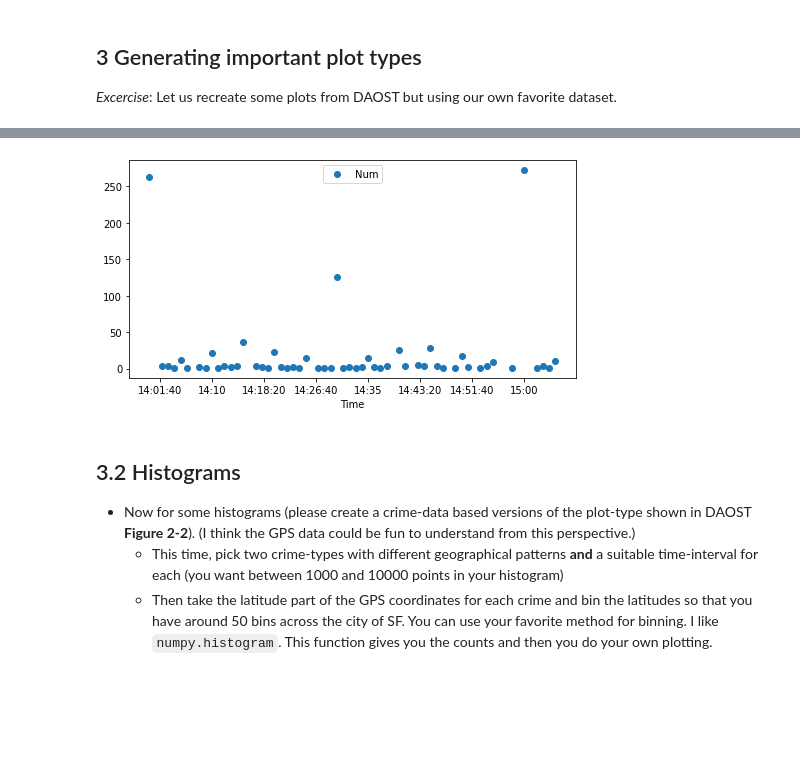
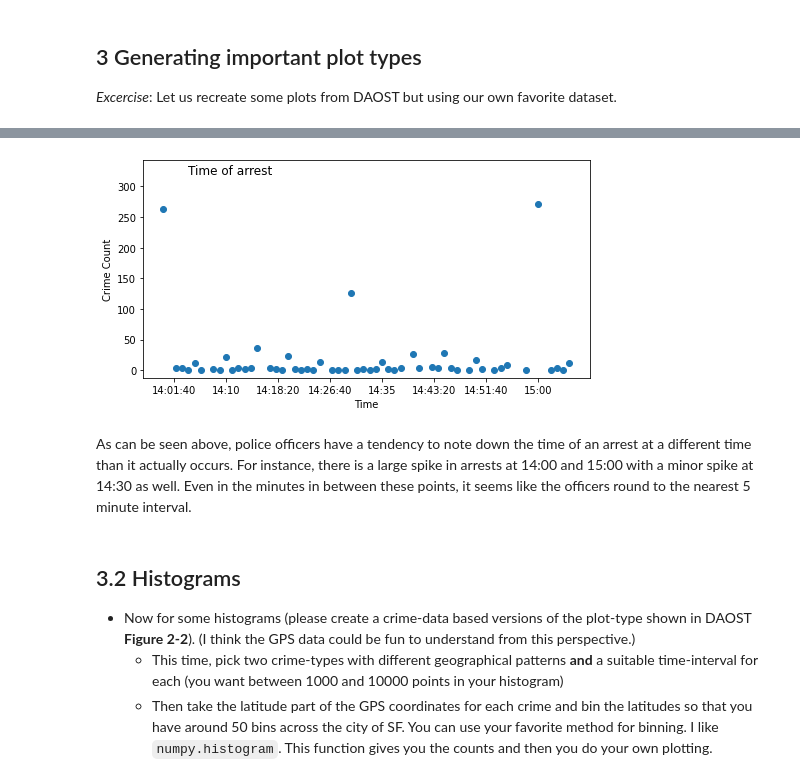
Before and after one commit to s171243/SocialDataAnalyis, a Jupyter notebook: Assignment_1_Solution.ipynb, the cells around one changed output, grey strips where cells are left out. Cells and saved outputs as stored; diff of their text form; code cells hidden in the pictures; blank space fills up the shorter version.

```diff
--- a/Assignment_1_Solution.ipynb
+++ b/Assignment_1_Solution.ipynb
@@ -139,16 +142,21 @@ df.Time = df.Time.apply(lambda x: x.time())
 # %%
 start_month = df.Date > datetime.datetime(year=2009, month=1, day=1)
 end_month = df.Date < datetime.datetime(year=2009, month=7, day=1)
 values = df.Time.loc[(df.Category == 'LARCENY/THEFT') & (start_month) & (end_month) &
                      (df.Time > datetime.time(13,59)) &
                      (df.Time <= datetime.time(15,5))].groupby(df.Time).agg("count")
 
 df2 = values.to_frame()
 df2.columns = ["Num"]
 df2.reset_index(inplace=True)
-_ = df2.plot(x='Time', y='Num', lw=0, marker='o', figsize=(8,4))
+_ = df2.plot(x='Time', y='Num', lw=0, marker='o', figsize=(8,4), legend=False, ylabel = "Crime Count")
+ax = plt.gca()
+ax.set_title("Time of arrest", loc='left', x=0.1, y=1.0, pad=-14)
+_ = ax.set_ylim(ax.get_ylim()[0], ax.get_ylim()[1]*1.2)
 # %% [output]
-[figure, old version]
+[figure, new version]
+# %% [markdown]
+As can be seen above, police officers have a tendency to note down the time of an arrest at a different time than it actually occurs. For instance, there is a large spike in arrests at 14:00 and 15:00 with a minor spike at 14:30 as well. Even in the minutes in between these points, it seems like the officers round to the nearest 5 minute interval.
 # %% [markdown]
 ## 3.2 Histograms
 * Now for some histograms (please create a crime-data based versions of the plot-type shown in DAOST **Figure 2-2**). (I think the GPS data could be fun to understand from this perspective.)
```
Also changed, not shown: parts of 10 cells of this notebook.
